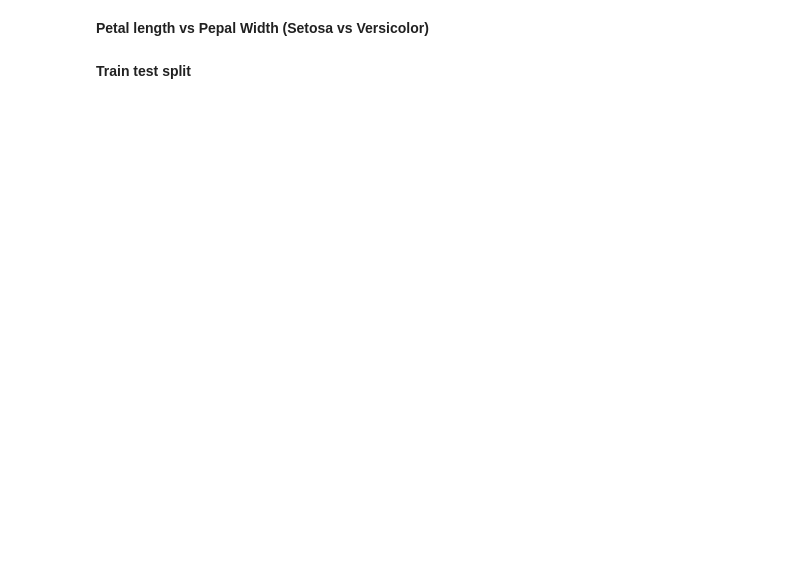
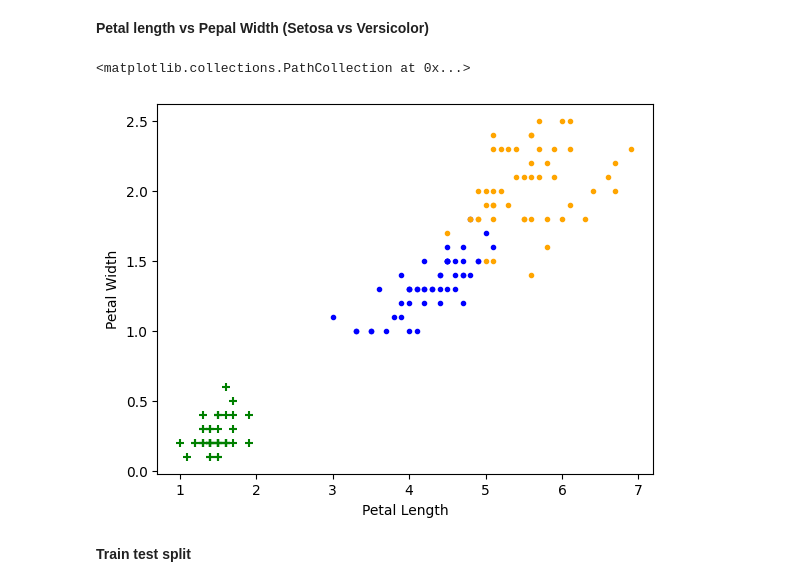
Before and after one commit to andreidumitras/Labs-SI, a Jupyter notebook: lab04/clasificare_iris.ipynb, the cells around one changed output. Drawn from its saved outputs; the diff is of its cells as text; code cells hidden in the pictures; blank space fills up the shorter version.

```diff
--- a/lab04/clasificare_iris.ipynb
+++ b/lab04/clasificare_iris.ipynb
@@ -44,8 +92,12 @@ plt.scatter(df1['sepal length (cm)'], df1['sepal width (cm)'],color="blue",marke
 # %%
 plt.xlabel('Petal Length')
 plt.ylabel('Petal Width')
 plt.scatter(df0['petal length (cm)'], df0['petal width (cm)'],color="green",marker='+')
 plt.scatter(df1['petal length (cm)'], df1['petal width (cm)'],color="blue",marker='.')
+plt.scatter(df2['petal length (cm)'], df2['petal width (cm)'],color="orange",marker='.')
+# %% [output]
+<matplotlib.collections.PathCollection at 0x...>
+[figure, added]
 # %% [markdown]
 **Train test split**
 # %%
```
Also changed, not shown: parts of 19 cells of this notebook, 1 other file.
